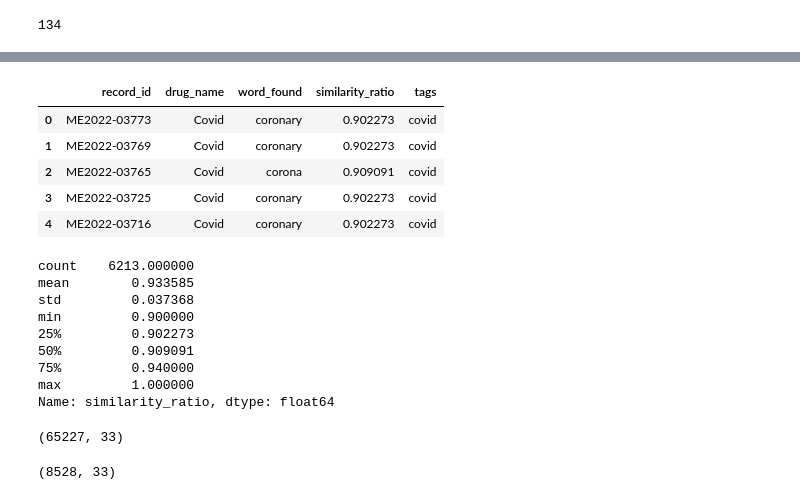
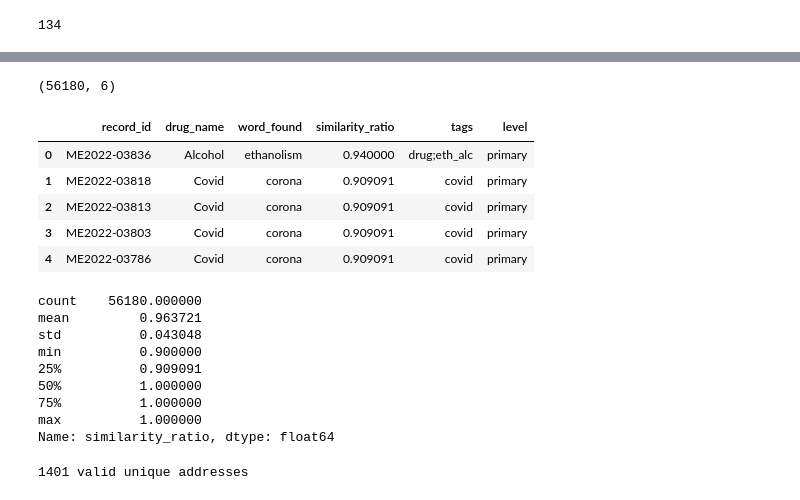
Before and after one commit to UK-IPOP/cook-county-analysis, a Jupyter notebook: notebooks/amia_paper_stats.ipynb, the cells around one changed output, grey strips where cells are left out. Saved outputs shown, nothing was run; the diff lists cells and outputs as text; code cells hidden in the pictures.

```diff
--- a/notebooks/amia_paper_stats.ipynb
+++ b/notebooks/amia_paper_stats.ipynb
@@ -7,11 +7,15 @@ import plotly.express as px
 import plotly.io as pio
 import re
 from collections import Counter
+from scourgify import normalize_address_record
+from scourgify.exceptions import UnParseableAddressError
 
 pio.renderers.default = "notebook"
-# %%
+pd.set_option('display.max_columns', None)
+
 
 df = pd.read_csv("../data/output/finalized.csv", low_memory=False)
-
-[c for c in df.columns if not c.endswith("_primary") and not c.endswith("_secondary")]
+cases = pd.read_csv('../data/raw/cases.csv', low_memory=False)
+clean = pd.read_csv('../data/processed/clean_cases.csv', low_memory=False)
+[c for c in df.columns if not c.endswith("_primary") and not c.endswith("_secondary")][-10:]
 # %% [output]
@@ -69,33 +89,26 @@ min         -1.000000
 max        572.601492
 Name: closest_pharmacy, dtype: float64
 # %%
-drugs = pd.read_csv("../data/drugs/output.csv")
+drugs = pd.read_csv("../data/drugs/combined_drugs.csv")
+print(drugs.shape)
 drugs.head()
 # %% [output]
+(56180, 6)
-|  | record_id | drug_name | word_found | similarity_ratio | tags |
-| 0 | ME2022-03773 | Covid | coronary | 0.902273 | covid |
-| 1 | ME2022-03769 | Covid | coronary | 0.902273 | covid |
-| 2 | ME2022-03765 | Covid | corona | 0.909091 | covid |
-| 3 | ME2022-03725 | Covid | coronary | 0.902273 | covid |
-| 4 | ME2022-03716 | Covid | coronary | 0.902273 | covid |
+|  | record_id | drug_name | word_found | similarity_ratio | tags | level |
+| 0 | ME2022-03836 | Alcohol | ethanolism | 0.940000 | drug;eth_alc | primary |
+| 1 | ME2022-03818 | Covid | corona | 0.909091 | covid | primary |
+| 2 | ME2022-03813 | Covid | corona | 0.909091 | covid | primary |
+| 3 | ME2022-03803 | Covid | corona | 0.909091 | covid | primary |
+| 4 | ME2022-03786 | Covid | corona | 0.909091 | covid | primary |
 # %%
 drugs.similarity_ratio.describe()
 # %% [output]
-count    6213.000000
-mean        0.933585
-std         0.037368
-min         0.900000
-25%         0.902273
-50%         0.909091
-75%         0.940000
-max         1.000000
+count    56180.000000
+mean         0.963721
+std          0.043048
+min          0.900000
+25%          0.909091
+50%          1.000000
+75%          1.000000
+max          1.000000
 Name: similarity_ratio, dtype: float64
-# %%
-cases = pd.read_csv('../data/raw/cases.csv')
-cases.shape
-# %% [output]
-(65227, 33)
-# %%
-cases[(pd.isna(cases.latitude)) | (pd.isna(cases.longitude))].shape
-# %% [output]
-(8528, 33)
@@ -101,0 +119,20 @@ cases[(pd.isna(cases.latitude)) | (pd.isna(cases.longitude))].shape
+# %%
+duped_addrs = df[df.incident_address.duplicated(keep=False)].sort_values(by='incident_address').incident_address.dropna()
+normalized_addrs = []
+for i, addr in duped_addrs.iteritems():
+    try:
+        normal = normalize_address_record(addr)
+        normal_string = " ".join(y for y in normal.values() if y)
+        normalized_addrs.append((i, normal_string, True, "valid"))
+    except UnParseableAddressError as e:
+        normalized_addrs.append((i, addr, False, "unparseable"))
+    except ValueError as ve:
+        normalized_addrs.append((i, addr, False, "invalid"))
+
+normalized_addrs[0]
+address_df = pd.DataFrame(normalized_addrs, columns=["index", "normalized_address", "valid", "reason"])
+valid_addresses = address_df[address_df.valid == True]
+valid_unique_addrs = valid_addresses[valid_addresses.normalized_address.duplicated(keep=False)].normalized_address.nunique()
+print(f"{valid_unique_addrs} valid unique addresses")
+# %% [output]
+1401 valid unique addresses
```
Also changed, not shown: parts of 47 cells of this notebook.
